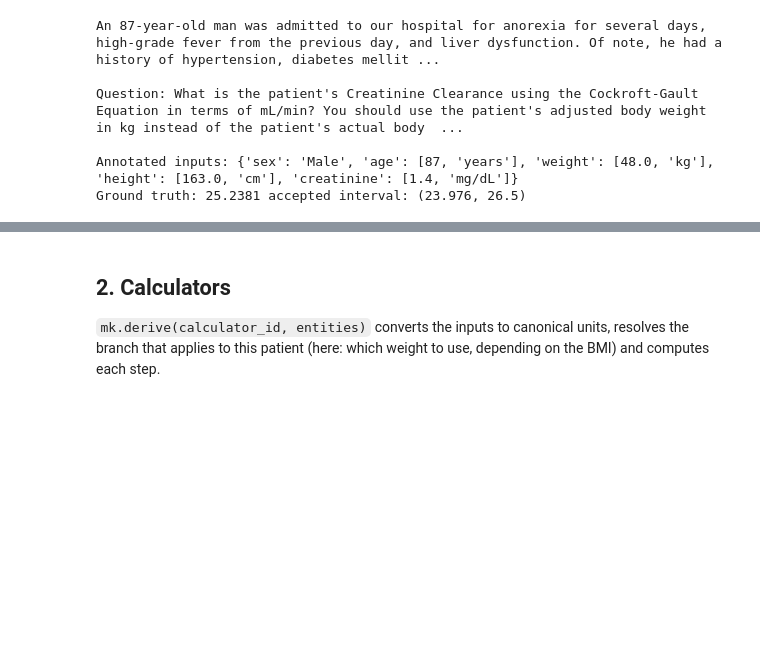
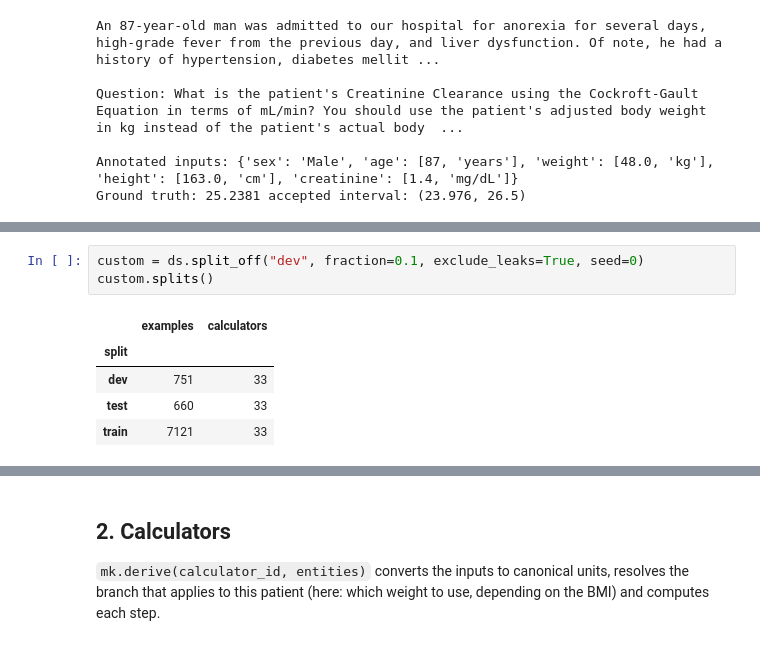
Before and after one commit to houenagnon/medcalc-kit, a Jupyter notebook: examples/tutorial.ipynb, the cells around one changed output, grey strips where cells are left out. Drawn from its saved outputs; the diff is of its cells as text; blank space fills up the shorter version.

```diff
--- a/examples/tutorial.ipynb
+++ b/examples/tutorial.ipynb
@@ -84,0 +91,9 @@ Ground truth: 25.2381 accepted interval: (23.976, 26.5)
+# %%
+custom = ds.split_off("dev", fraction=0.1, exclude_leaks=True, seed=0)
+custom.splits()
+# %% [output]
+|  | examples | calculators |
+| split |  |  |
+| dev | 751 | 33 |
+| test | 660 | 33 |
+| train | 7121 | 33 |
```
Also changed, not shown: parts of 7 cells of this notebook, 30 other files.
